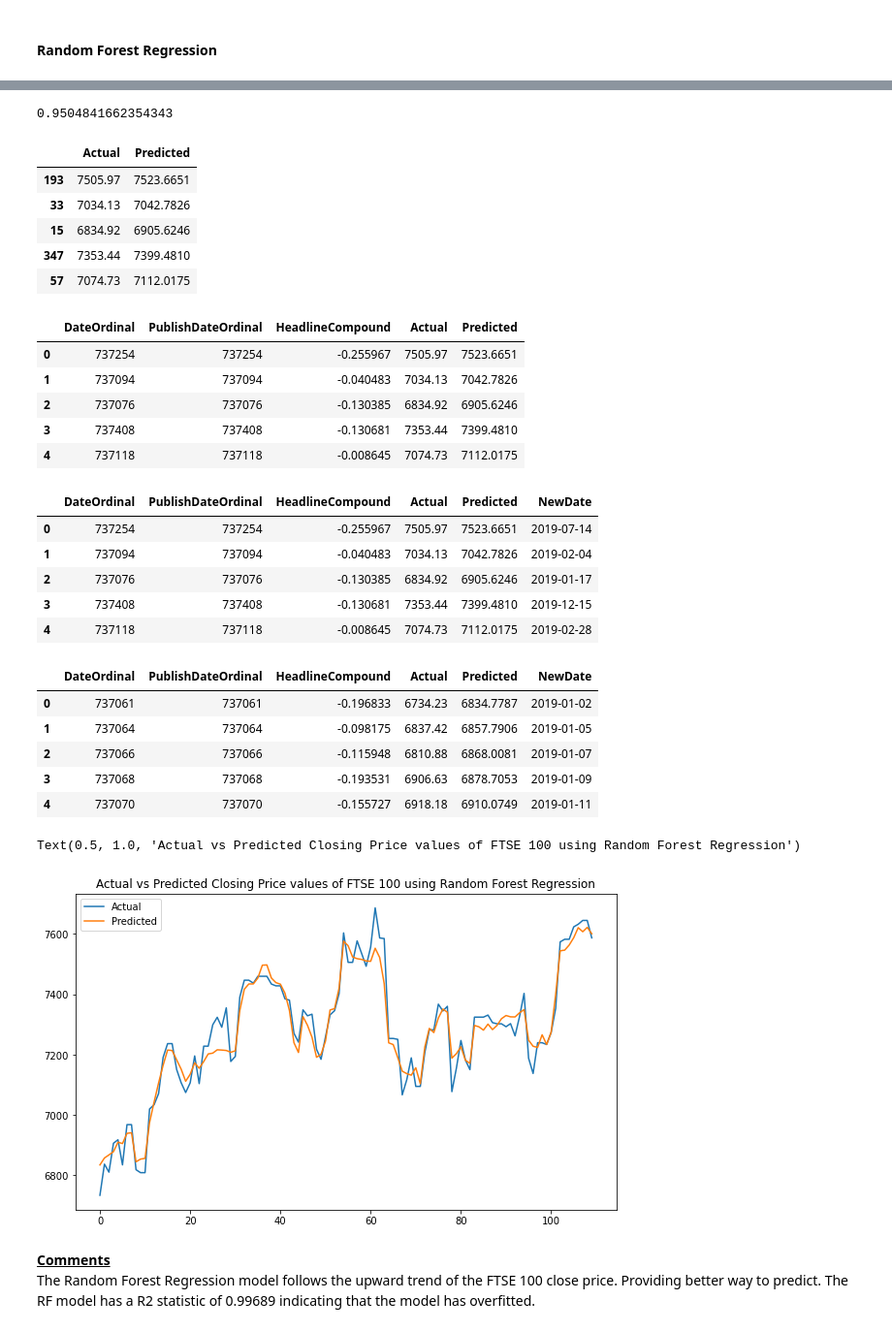
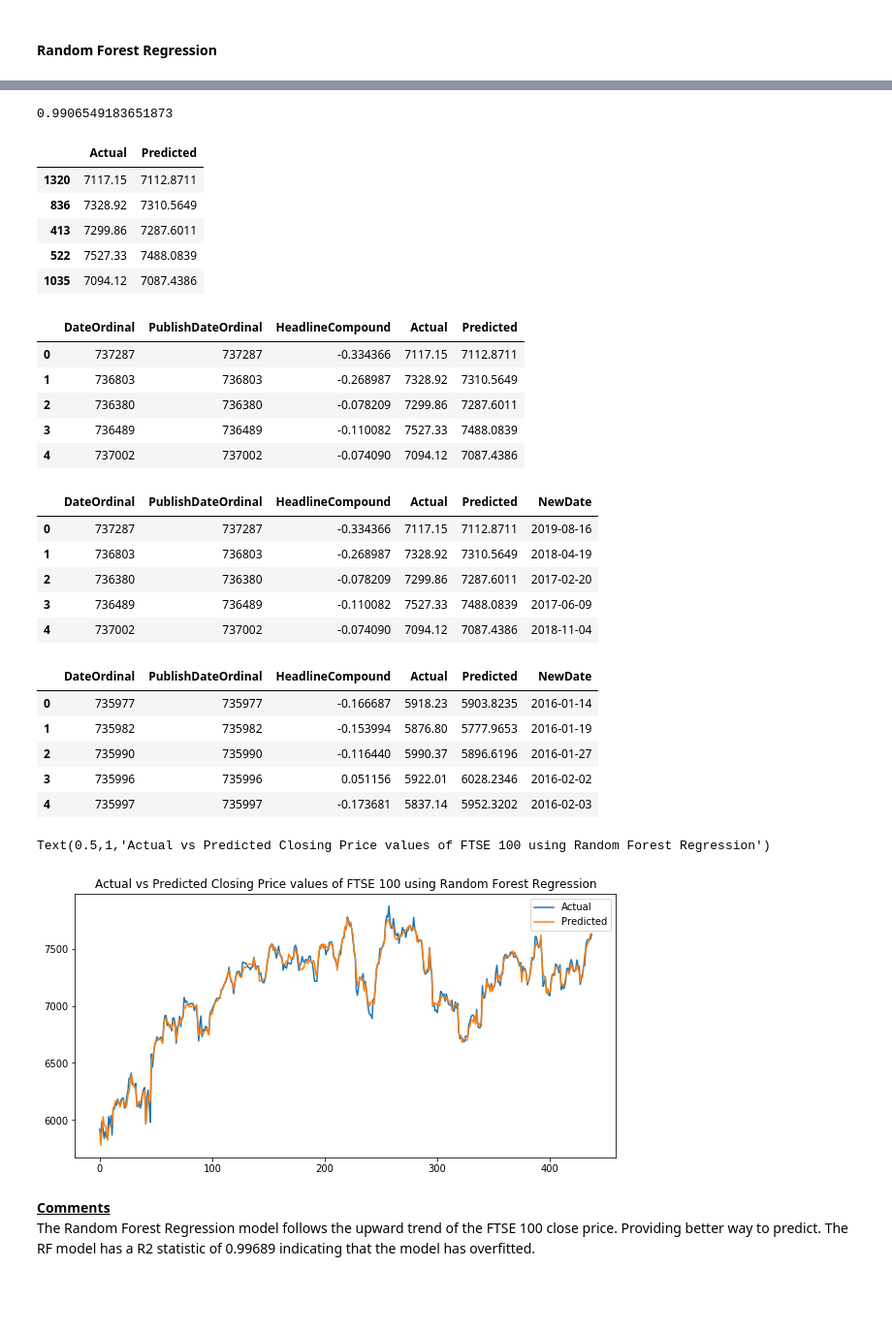
Before and after one commit to shivam-25/BLKHACK_IMPACT_OF_ESG_NEWS_ON_STOCKS, a Jupyter notebook: BLKHACK.ipynb, the cells around one changed output, grey strips where cells are left out. Shown at 97% size. Saved outputs shown, nothing was run; the diff lists cells and outputs as text; code cells hidden in the pictures; blank space fills up the shorter version.

```diff
--- a/BLKHACK.ipynb
+++ b/BLKHACK.ipynb
@@ -310,7 +310,7 @@ makedirs(ARTICLES_DIR, exist_ok=True)
 
 API_ENDPOINT = 'http://content.guardianapis.com/search?q=news'
 my_params = {
-    'from-date': "2019-01-01",
+    'from-date': "2016-01-01",
     'to-date': "2019-12-31",
     'order-by': "newest",
     'show-fields': 'all',
@@ -328,7 +328,7 @@ my_params
  'api-key': '8ca75031-03ce-4640-80b3-9accc793d8e6'}
 # %%
 
-start_date = date(2019, 1, 1)
+start_date = date(2016, 1, 1)
 end_date = date(2019,12, 31) #ONLY ALLOWED 5,000 API REQUESTS SO SPLIT INTO BATCHES
 dayrange = range((end_date - start_date).days + 1)
 for daycount in dayrange:
@@ -2536,17 +2535,17 @@ print(rf_test_set_rmse)
 # %%
 print(rf_test_set_r2)
 # %% [output]
-0.9504841662354343
+0.9906549183651873
 # %%
 rf_prediction_values = pd.DataFrame({'Actual':y_test,'Predicted':rf_test_pred})
 rf_prediction_values.head()
 # %% [output]
 |  | Actual | Predicted |
-| 193 | 7505.97 | 7523.6651 |
-| 33 | 7034.13 | 7042.7826 |
-| 15 | 6834.92 | 6905.6246 |
-| 347 | 7353.44 | 7399.4810 |
-| 57 | 7074.73 | 7112.0175 |
+| 1320 | 7117.15 | 7112.8711 |
+| 836 | 7328.92 | 7310.5649 |
+| 413 | 7299.86 | 7287.6011 |
+| 522 | 7527.33 | 7488.0839 |
+| 1035 | 7094.12 | 7087.4386 |
 # %%
 #Merge predicted values to the X_test by index
 rf_predicted_test_set = X_test.merge(rf_prediction_values,left_index = True, right_index = True)
@@ -2554,22 +2553,22 @@ rf_predicted_test_set.reset_index(drop = True, inplace = True)
 rf_predicted_test_set.head()
 # %% [output]
 |  | DateOrdinal | PublishDateOrdinal | HeadlineCompound | Actual | Predicted |
-| 0 | 737254 | 737254 | -0.255967 | 7505.97 | 7523.6651 |
-| 1 | 737094 | 737094 | -0.040483 | 7034.13 | 7042.7826 |
-| 2 | 737076 | 737076 | -0.130385 | 6834.92 | 6905.6246 |
-| 3 | 737408 | 737408 | -0.130681 | 7353.44 | 7399.4810 |
-| 4 | 737118 | 737118 | -0.008645 | 7074.73 | 7112.0175 |
+| 0 | 737287 | 737287 | -0.334366 | 7117.15 | 7112.8711 |
+| 1 | 736803 | 736803 | -0.268987 | 7328.92 | 7310.5649 |
+| 2 | 736380 | 736380 | -0.078209 | 7299.86 | 7287.6011 |
+| 3 | 736489 | 736489 | -0.110082 | 7527.33 | 7488.0839 |
+| 4 | 737002 | 737002 | -0.074090 | 7094.12 | 7087.4386 |
 # %%
 #Change Date column from ordinal to datetime to plot
 rf_predicted_test_set['NewDate'] = rf_predicted_test_set['DateOrdinal'].map(date.fromordinal)
 rf_predicted_test_set.head()
 # %% [output]
 |  | DateOrdinal | PublishDateOrdinal | HeadlineCompound | Actual | Predicted | NewDate |
-| 0 | 737254 | 737254 | -0.255967 | 7505.97 | 7523.6651 | 2019-07-14 |
-| 1 | 737094 | 737094 | -0.040483 | 7034.13 | 7042.7826 | 2019-02-04 |
-| 2 | 737076 | 737076 | -0.130385 | 6834.92 | 6905.6246 | 2019-01-17 |
-| 3 | 737408 | 737408 | -0.130681 | 7353.44 | 7399.4810 | 2019-12-15 |
-| 4 | 737118 | 737118 | -0.008645 | 7074.73 | 7112.0175 | 2019-02-28 |
+| 0 | 737287 | 737287 | -0.334366 | 7117.15 | 7112.8711 | 2019-08-16 |
+| 1 | 736803 | 736803 | -0.268987 | 7328.92 | 7310.5649 | 2018-04-19 |
+| 2 | 736380 | 736380 | -0.078209 | 7299.86 | 7287.6011 | 2017-02-20 |
+| 3 | 736489 | 736489 | -0.110082 | 7527.33 | 7488.0839 | 2017-06-09 |
+| 4 | 737002 | 737002 | -0.074090 | 7094.12 | 7087.4386 | 2018-11-04 |
 # %%
 #Sort the df by publish date and reset the index
 rf_predicted_test_set.sort_values(by = 'NewDate',inplace = True)
@@ -2577,17 +2576,17 @@ rf_predicted_test_set.reset_index(drop = True, inplace = True)
 rf_predicted_test_set.head()
 # %% [output]
 |  | DateOrdinal | PublishDateOrdinal | HeadlineCompound | Actual | Predicted | NewDate |
-| 0 | 737061 | 737061 | -0.196833 | 6734.23 | 6834.7787 | 2019-01-02 |
-| 1 | 737064 | 737064 | -0.098175 | 6837.42 | 6857.7906 | 2019-01-05 |
-| 2 | 737066 | 737066 | -0.115948 | 6810.88 | 6868.0081 | 2019-01-07 |
-| 3 | 737068 | 737068 | -0.193531 | 6906.63 | 6878.7053 | 2019-01-09 |
-| 4 | 737070 | 737070 | -0.155727 | 6918.18 | 6910.0749 | 2019-01-11 |
+| 0 | 735977 | 735977 | -0.166687 | 5918.23 | 5903.8235 | 2016-01-14 |
+| 1 | 735982 | 735982 | -0.153994 | 5876.80 | 5777.9653 | 2016-01-19 |
+| 2 | 735990 | 735990 | -0.116440 | 5990.37 | 5896.6196 | 2016-01-27 |
+| 3 | 735996 | 735996 | 0.051156 | 5922.01 | 6028.2346 | 2016-02-02 |
+| 4 | 735997 | 735997 | -0.173681 | 5837.14 | 5952.3202 | 2016-02-03 |
 # %%
-rf_predicted_test_set[['Actual','Predicted']].plot(figsize = (10,6))
+rf_predicted_test_set[['Actual','Predicted']].plot(figsize = (10,5))
 plt.title('Actual vs Predicted Closing Price values of FTSE 100 using Random Forest Regression')
 # %% [output]
-Text(0.5, 1.0, 'Actual vs Predicted Closing Price values of FTSE 100 using Random Forest Regression')
+Text(0.5,1,'Actual vs Predicted Closing Price values of FTSE 100 using Random Forest Regression')
-[figure, old version]
+[figure, new version]
 # %% [markdown]
 <b><u>Comments</u></b>
 <br>
```
Also changed, not shown: parts of 164 cells of this notebook, 3 other files.
